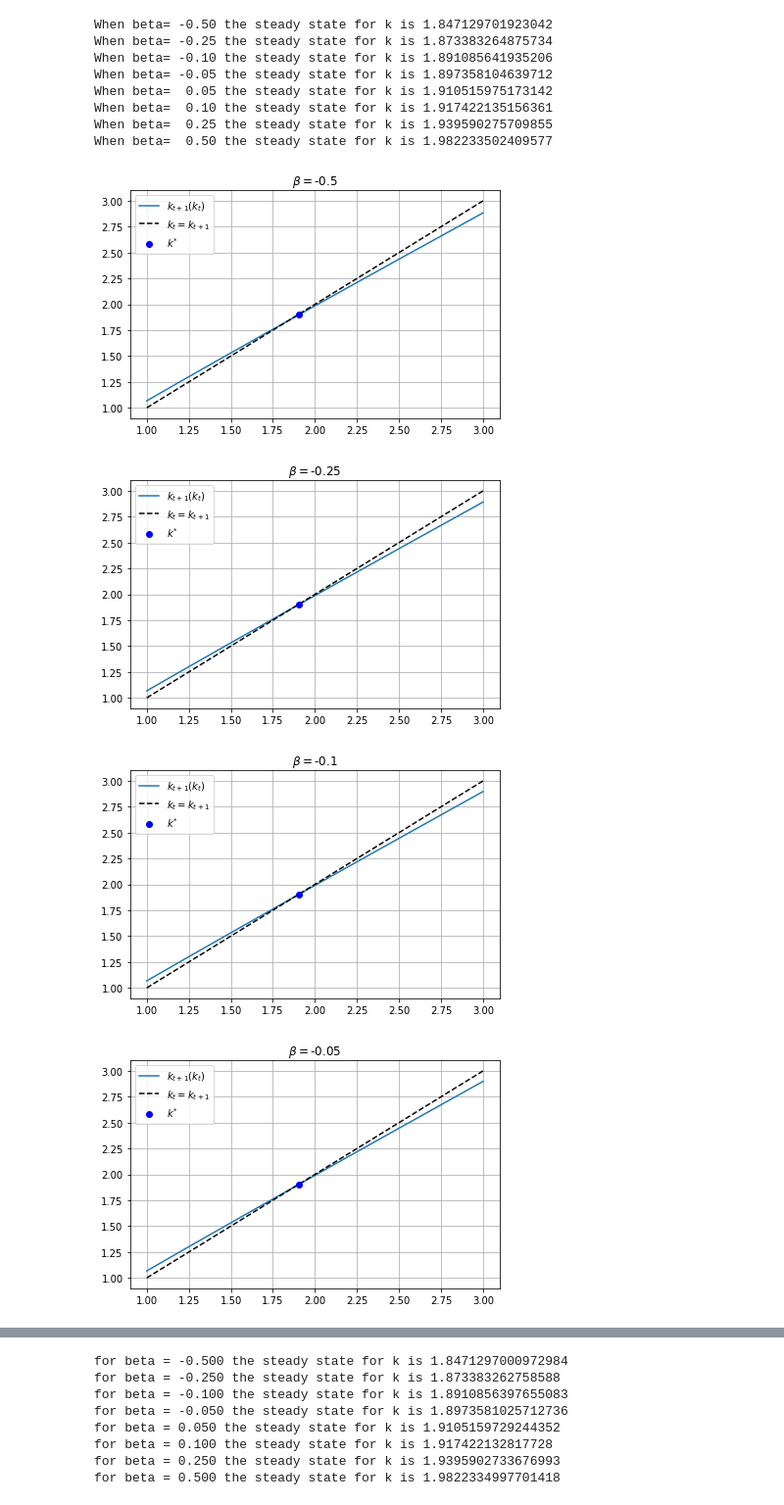
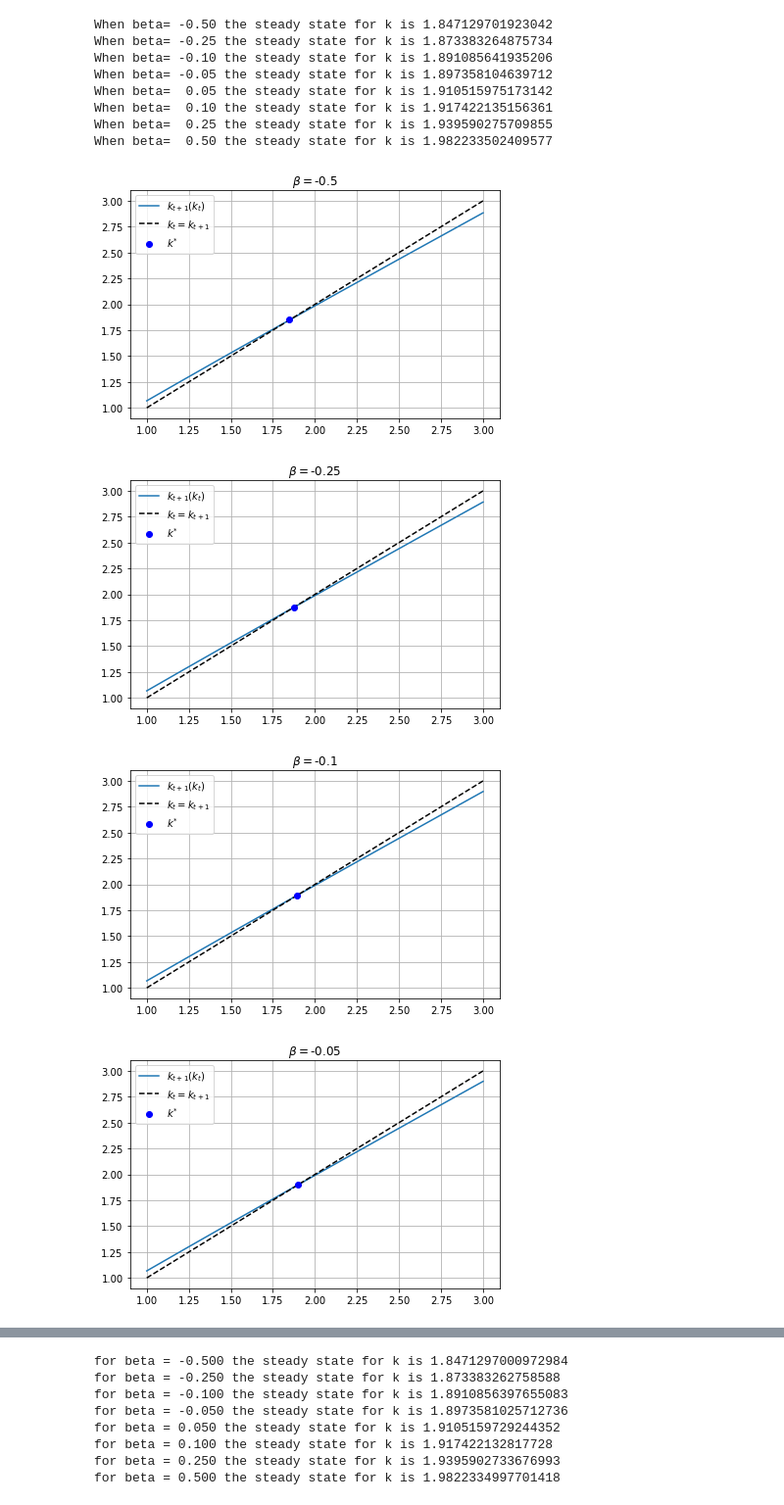
Before and after one commit to AskerNC/exercises-2020, a Jupyter notebook: PS6/problem_set_6.ipynb, the cells around one changed output, grey strips where cells are left out. Shown at 98% size. Drawn from its saved outputs; the diff is of its cells as text; code cells hidden in the pictures.

```diff
--- a/PS6/problem_set_6.ipynb
+++ b/PS6/problem_set_6.ipynb
@@ -294,15 +310,16 @@ kstar = ss_num(transitioneq,s,g,n,delta,alpha)
 K_star is 1.90383154138895749341
 Check:    1.90383154120716469038
 # %%
+#plot solution
 ks = np.linspace(0,4,10000)
-ks1 = [transitioneq(k) for k in ks]
+ks1 = [transitioneq(k,params) for k in ks]
 
 fig = plt.figure()
 ax = fig.add_subplot(1,1,1)
 
 ax.plot(ks,ks1,label='$k_{t+1}(k_{t})$')
 ax.plot(ks,ks,ls='--',color='black',label='$k_{t}=k_{t+1}$')
-ax.plot(kstar,transitioneq(kstar),ls='',marker='o',color='blue',label='$k^{*}$')
+ax.plot(kstar,transitioneq(kstar,params),ls='',marker='o',color='blue',label='$k^{*}$')
 
 
 ax.grid(True)
@@ -329,14 +346,15 @@ $$
 # %%
 betas = [-0.5,-0.25,-0.1,-0.05,0.05,0.1,0.25,0.5]
 
-f = lambda k: (alpha*k**beta+(1-alpha))**(1/beta)
-trans_eq = lambda kss:(s*f(kss) + (1-delta)*kss)/((1+g)*(1+n))
+f = lambda k,params: (params['alpha']*k**params['beta']+(1-params['alpha']))**(1/params['beta'])
+trans_eq = lambda kss,params:(params['s']*f(kss,params) + (1-params['delta'])*kss)/((1+params['g'])*(1+params['n']))
 
-for beta in betas:
+k_stars = np.empty(len(betas))
+for i,beta in enumerate(betas):
+    params['beta']=beta
+    k_stars[i] = ss_num(trans_eq,params, printit=False)
 
-    k_s = ss_num(trans_eq,s,g,n,delta,alpha, beta=beta, printit=False)
-
-    print(f'When beta= {beta:5.2f} the steady state for k is {k_s:.15f}')
+    print(f'When beta= {beta:5.2f} the steady state for k is {k_stars[i]:.15f}')
 # %% [output]
 When beta= -0.50 the steady state for k is 1.847129701923042
 When beta= -0.25 the steady state for k is 1.873383264875734
@@ -348,23 +366,24 @@ When beta=  0.25 the steady state for k is 1.939590275709855
 When beta=  0.50 the steady state for k is 1.982233502409577
 # %%
 
-for beta in betas:
+for beta,k_star in zip(betas,k_stars):
+    params['beta']=beta
     ks = np.linspace(1,3,10000)
-    ks1 = [trans_eq(k) for k in ks]
+    ks1 = [trans_eq(k,params) for k in ks]
 
     fig = plt.figure()
     ax = fig.add_subplot(1,1,1)
 
     ax.plot(ks,ks1,label='$k_{t+1}(k_{t})$')
     ax.plot(ks,ks,ls='--',color='black',label='$k_{t}=k_{t+1}$')
-    ax.plot(kstar,transitioneq(kstar),ls='',marker='o',color='blue',label='$k^{*}$')
+    ax.plot(k_star,transitioneq(k_star,params),ls='',marker='o',color='blue',label='$k^{*}$')
 
     ax.grid(True)
     plt.title(r'$\beta=$'+f'{beta}')
     plt.legend(loc="upper left")
     fig.tight_layout()
 # %% [output]
-[figure, old version]
+[figure, new version]
 [figure]
 [figure]
 [figure]
```
Also changed, not shown: parts of 2 cells of this notebook.
